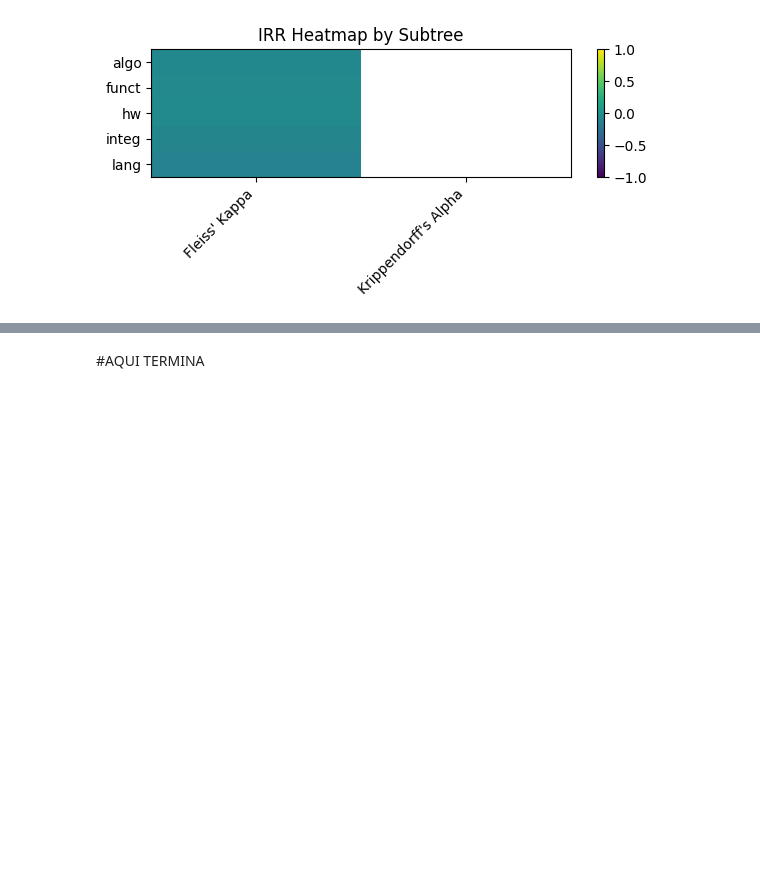
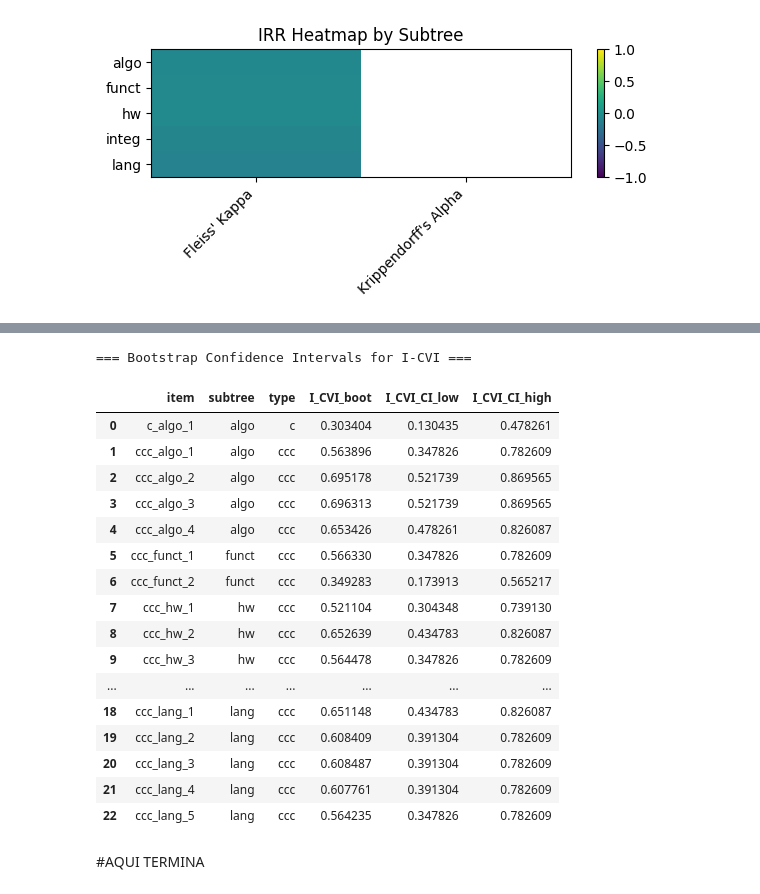
Before and after one commit to ricpdc/QSPL-Survey, a Jupyter notebook: QSE_Survey_Analysis_Colab.ipynb, the cells around one changed output, grey strips where cells are left out. Saved outputs shown, nothing was run; the diff lists cells and outputs as text; code cells hidden in the pictures; blank space fills up the shorter version.

```diff
--- a/QSE_Survey_Analysis_Colab.ipynb
+++ b/QSE_Survey_Analysis_Colab.ipynb
@@ -3465,3 +3493,82 @@ plt.show()
+# %%
+# ================================================================
+# POINT 4 — BOOTSTRAP CONFIDENCE INTERVALS FOR I-CVI
+# ================================================================
+
+import numpy as np
+import pandas as pd
+
+# Number of bootstrap iterations
+B = 10000
+
+bootstrap_records = []
+
+for _, row in icvi_table.iterrows():
+    item = row["item"]
+    subtree = row["subtree"]
+    type_ = row["type"]
+
+    # Extract the series of ratings for this item in 1–3 scale
+    s = pd.to_numeric(df[item], errors="coerce").dropna()
+    if s.empty:
+        bootstrap_records.append({
+            "item": item,
+            "subtree": subtree,
+            "type": type_,
+            "I_CVI_boot": np.nan,
+            "I_CVI_CI_low": np.nan,
+            "I_CVI_CI_high": np.nan
+        })
+        continue
+
+    # Convert to indicator of positive ratings (category = 3)
+    positive = (s == 3).astype(int)
+    N = len(positive)
+
+    # Bootstrap resampling
+    boot_icvi = []
+    for _ in range(B):
+        sample = positive.sample(N, replace=True)
+        boot_icvi.append(sample.mean())
+
+    boot_icvi = np.array(boot_icvi)
+
+    bootstrap_records.append({
+        "item": item,
+        "subtree": subtree,
+        "type": type_,
+        "I_CVI_boot": boot_icvi.mean(),
+        "I_CVI_CI_low": np.percentile(boot_icvi, 2.5),
+        "I_CVI_CI_high": np.percentile(boot_icvi, 97.5)
+    })
+
+# Build final table
+icvi_bootstrap_table = pd.DataFrame(bootstrap_records)
+icvi_bootstrap_table = icvi_bootstrap_table.sort_values(
+    ["subtree", "type", "item"]
+).reset_index(drop=True)
+
+print("=== Bootstrap Confidence Intervals for I-CVI ===")
+display(icvi_bootstrap_table)
+# %% [output]
+=== Bootstrap Confidence Intervals for I-CVI ===
+|  | item | subtree | type | I_CVI_boot | I_CVI_CI_low | I_CVI_CI_high |
+| 0 | c_algo_1 | algo | c | 0.303404 | 0.130435 | 0.478261 |
+| 1 | ccc_algo_1 | algo | ccc | 0.563896 | 0.347826 | 0.782609 |
+| 2 | ccc_algo_2 | algo | ccc | 0.695178 | 0.521739 | 0.869565 |
+| 3 | ccc_algo_3 | algo | ccc | 0.696313 | 0.521739 | 0.869565 |
+| 4 | ccc_algo_4 | algo | ccc | 0.653426 | 0.478261 | 0.826087 |
+| 5 | ccc_funct_1 | funct | ccc | 0.566330 | 0.347826 | 0.782609 |
+| 6 | ccc_funct_2 | funct | ccc | 0.349283 | 0.173913 | 0.565217 |
+| 7 | ccc_hw_1 | hw | ccc | 0.521104 | 0.304348 | 0.739130 |
+| 8 | ccc_hw_2 | hw | ccc | 0.652639 | 0.434783 | 0.826087 |
+| 9 | ccc_hw_3 | hw | ccc | 0.564478 | 0.347826 | 0.782609 |
+| ... | ... | ... | ... | ... | ... | ... |
+| 18 | ccc_lang_1 | lang | ccc | 0.651148 | 0.434783 | 0.826087 |
+| 19 | ccc_lang_2 | lang | ccc | 0.608409 | 0.391304 | 0.782609 |
+| 20 | ccc_lang_3 | lang | ccc | 0.608487 | 0.391304 | 0.782609 |
+| 21 | ccc_lang_4 | lang | ccc | 0.607761 | 0.391304 | 0.782609 |
+| 22 | ccc_lang_5 | lang | ccc | 0.564235 | 0.347826 | 0.782609 |
 # %% [markdown]
 #AQUI TERMINA
 # %% [markdown]
```
Also changed, not shown: parts of 1 cell of this notebook.
